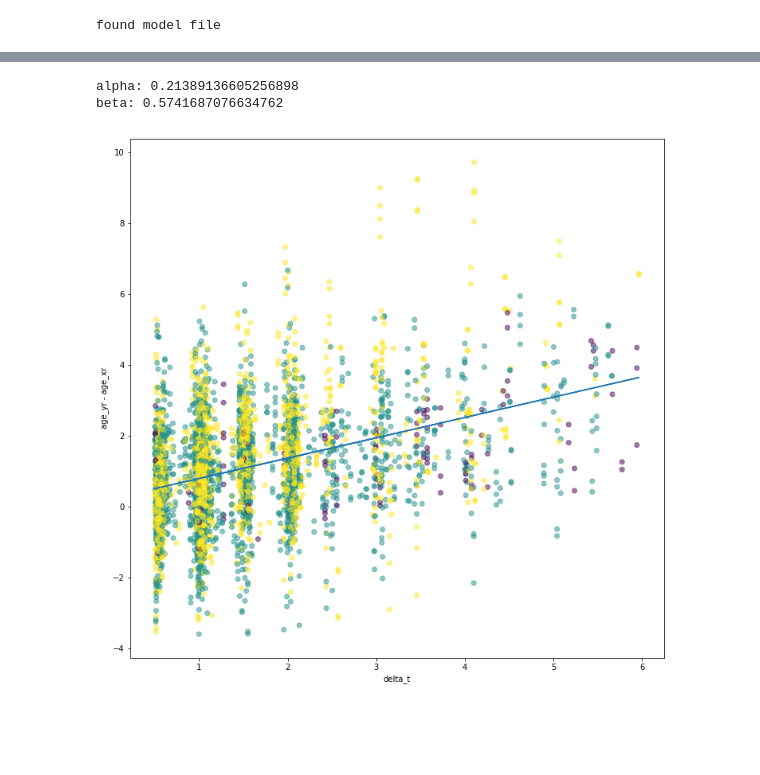
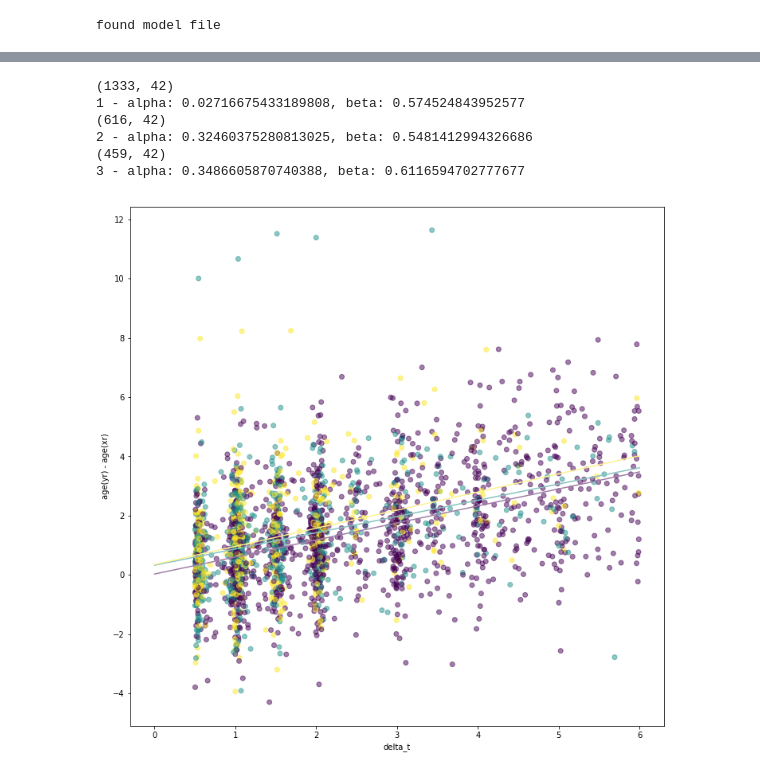
Before and after one commit to Untribium/agemorph, a Jupyter notebook: models/red_gan/src/age_prediction.ipynb, the cells around one changed output, grey strips where cells are left out. Saved outputs shown, nothing was run; the diff lists cells and outputs as text; code cells hidden in the pictures; blank space fills up the shorter version.

```diff
--- a/models/red_gan/src/age_prediction.ipynb
+++ b/models/red_gan/src/age_prediction.ipynb
@@ -50,8 +40,8 @@ found 10 runs
 # %%
 # set run dir
-run_dir = run_dirs[6]
+run_dir = run_dirs[1]
 
-pre_dirs = glob.glob(os.path.join(glob.escape(run_dir), 'predict', '*', '*'))
+pre_dirs = glob.glob(os.path.join(glob.escape(run_dir), '*', '*'))
 pre_dirs = sorted(pre_dirs)
 
 print('found {} pre_dirs'.format(len(pre_dirs)))
@@ -74,6 +57,6 @@ found 10 pre_dirs
 # %%
 # generator config, run_dir, etc...
-pre_dir = pre_dirs[2]
+pre_dir = pre_dirs[0]
 
 csv_path = os.path.join(pre_dir, 'meta.csv')
 csv = pd.read_csv(csv_path)
@@ -173,5 +159,5 @@ for i, reg_csv in enumerate(reg_csvs):
 # %%
-csv_path = reg_csvs[0]
+csv_path = reg_csvs[1]
 csv = pd.read_csv(csv_path)
 print(csv.shape)
 # %% [output]
@@ -224,29 +189,43 @@ plt.show()
+# %%
+def linear_reg(x, y):
+    beta = ((x - x.mean()) * (y - y.mean())).sum() / ((x - x.mean())**2).sum()
+    alpha = y.mean() - (beta * x.mean())
+
+    return alpha, beta
 # %%
 x = csv.delta_t / 365
 y = csv.age_yr - csv.age_xr
 c = csv.pat_dx_1
 
-beta = ((x - x.mean()) * (y - y.mean())).sum() / ((x - x.mean())**2).sum()
-alpha = y.mean() - (beta * x.mean())
-
-print('alpha:', alpha)
-print('beta:', beta)
-
 plt.figure(figsize=(12, 12))
 plt.scatter(x, y, c=c, alpha=0.5)
 plt.xlabel('delta_t')
-plt.ylabel('age_yr - age_xr')
+plt.ylabel('age(yr) - age(xr)')
 
-#plt.ylim(0, 6)
+color_dx = ['#A07EA8', '#87C3C1', '#FDF291']
+x_lr = np.linspace(0, 6, 2)
 
-x_lr = np.linspace(0, 6, 2)
-plt.plot(x, alpha + beta * x)
+for dx in range(1, 4):
+    csv_dx = csv[csv.pat_dx_1 == dx]
+    print(csv_dx.shape)
+    x = csv_dx.delta_t / 365
+    y = csv_dx.age_yr - csv_dx.age_xr
+
+    alpha, beta = linear_reg(x, y)
+
+    print('{} - alpha: {}, beta: {}'.format(dx, alpha, beta))
+
+    plt.plot(x_lr, alpha + beta * x_lr, color_dx[dx-1])
 
 plt.show()
 # %% [output]
-alpha: 0.21389136605256898
-beta: 0.5741687076634762
+(1333, 42)
+1 - alpha: 0.02716675433189808, beta: 0.574524843952577
+(616, 42)
+2 - alpha: 0.32460375280813025, beta: 0.5481412994326686
+(459, 42)
+3 - alpha: 0.3486605870740388, beta: 0.6116594702777677
-[figure, old version]
+[figure, new version]
 # %%
 x = csv.delta_t / 365
 y = csv.age_yf - csv.age_xr
```
Also changed, not shown: parts of 14 cells of this notebook, 9 other files.
